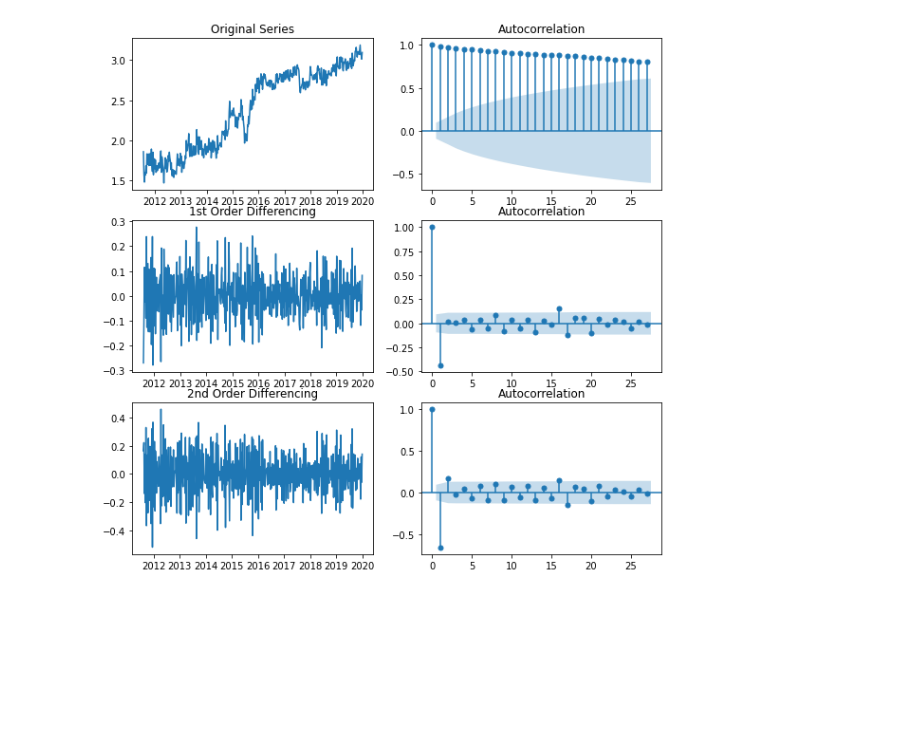
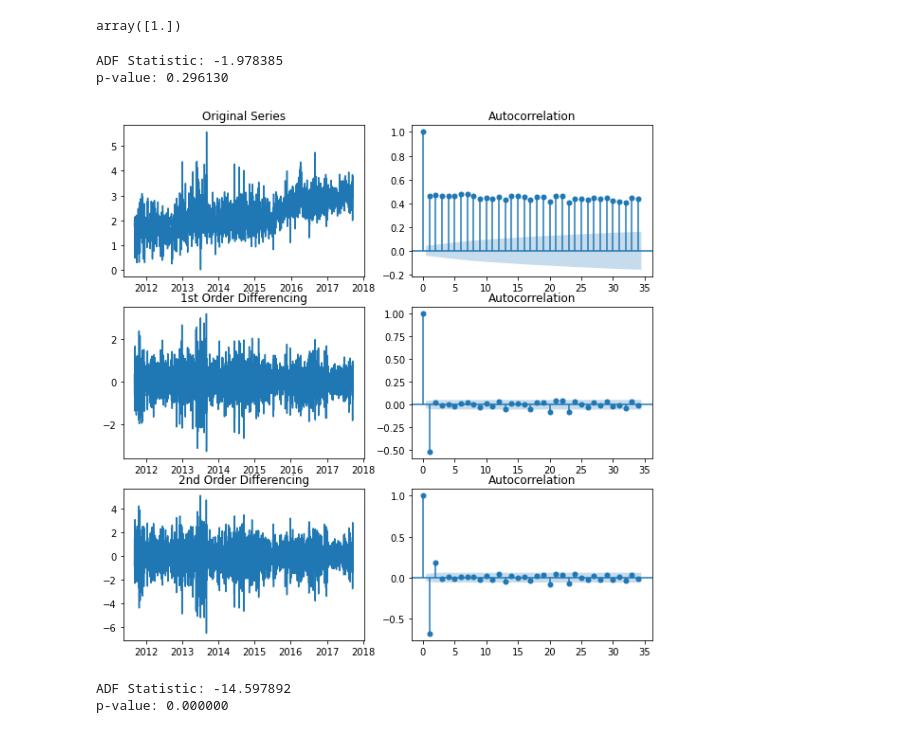
Before and after one commit to Jungar111/Bachelor2021, a Jupyter notebook: Modelling/Arima.ipynb, the cells around one changed output. Drawn from its saved outputs; the diff is of its cells as text; code cells hidden in the pictures; blank space fills up the shorter version.

```diff
--- a/Modelling/Arima.ipynb
+++ b/Modelling/Arima.ipynb
@@ -53,18 +22,35 @@ y_org
+# %%
+m = modelling()
+# %%
+df = m.df.set_index("Start Date")
+df = df[df["Label"] == 1]
+df.Label.unique()
+# %% [output]
+array([1.])
+# %%
+X_train,X_test, X_val,y_train,y_test, y_val = m.ttsplit(df,shuffle = False)
+# %%
+result = adfuller(y_train.dropna())
+print('ADF Statistic: %f' % result[0])
+print('p-value: %f' % result[1])
+# %% [output]
+ADF Statistic: -1.978385
+p-value: 0.296130
 # %%
 # Original Series
 
 fig, axes = plt.subplots(3, 2, sharex=False, figsize=(10,10))
-axes[0, 0].plot(y_org); axes[0, 0].set_title('Original Series')
-plot_acf(y_org, ax=axes[0, 1])
+axes[0, 0].plot(y_train); axes[0, 0].set_title('Original Series')
+plot_acf(y_train, ax=axes[0, 1])
 
 # 1st Differencing
-axes[1, 0].plot(y_org.diff()); axes[1, 0].set_title('1st Order Differencing')
-plot_acf(y_org.diff().dropna(), ax=axes[1, 1])
+axes[1, 0].plot(y_train.diff()); axes[1, 0].set_title('1st Order Differencing')
+plot_acf(y_train.diff().dropna(), ax=axes[1, 1])
 
 # 2nd Differencing
-axes[2, 0].plot(y_org.diff().diff()); axes[2, 0].set_title('2nd Order Differencing')
-plot_acf(y_org.diff().diff().dropna(), ax=axes[2, 1])
+axes[2, 0].plot(y_train.diff().diff()); axes[2, 0].set_title('2nd Order Differencing')
+plot_acf(y_train.diff().diff().dropna(), ax=axes[2, 1])
 
 plt.show()
 # %% [output]
-[figure, old version]
+[figure, new version]
@@ -73,3 +59,10 @@ y_diff=y_org.diff()
+# %%
+result = adfuller(y_train_diff.dropna())
+print('ADF Statistic: %f' % result[0])
+print('p-value: %f' % result[1])
+# %% [output]
+ADF Statistic: -14.597892
+p-value: 0.000000
 # %%
 # Original Series
 
```
Also changed, not shown: parts of 18 cells of this notebook, 5 other files.
